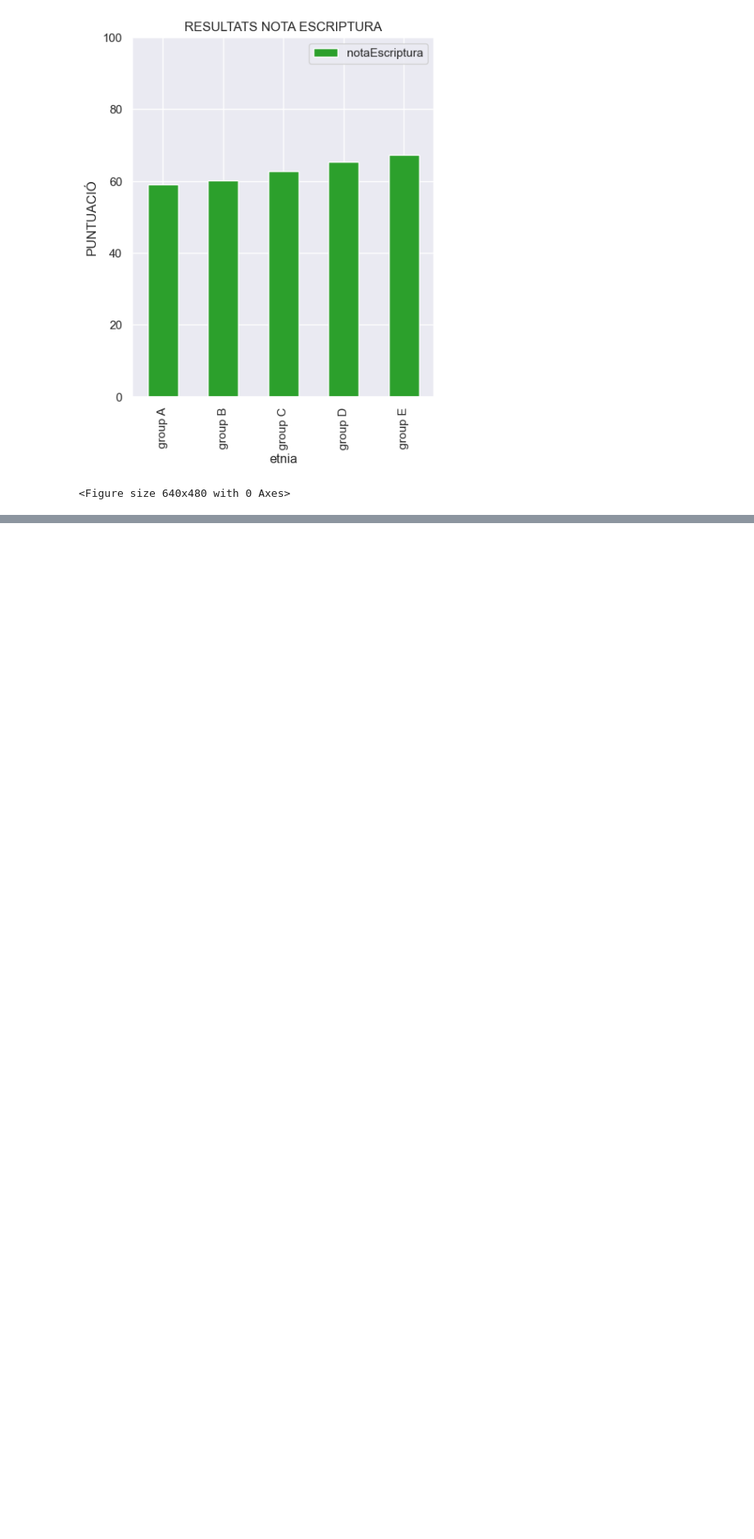
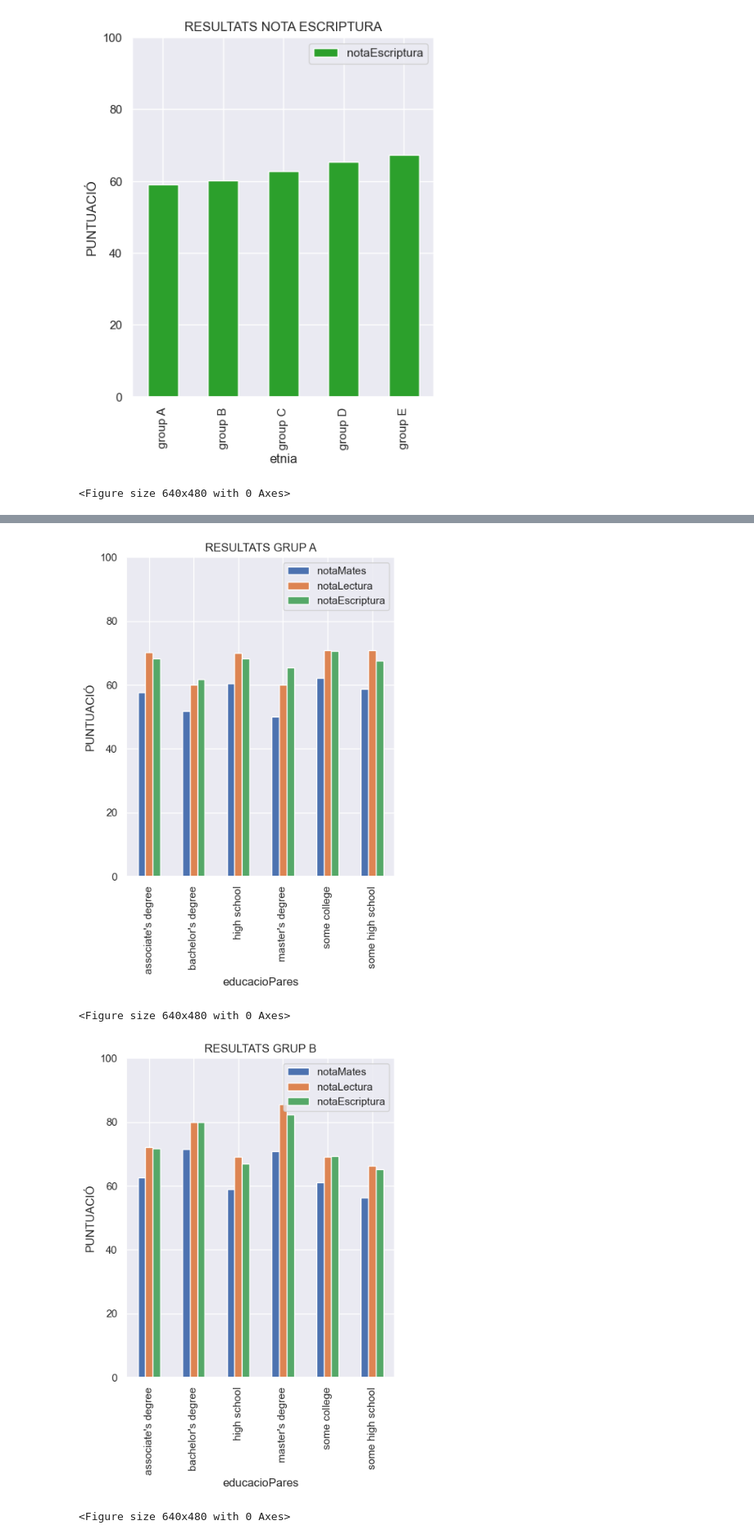
Before and after one commit to nicoguerin/bigdata, a Jupyter notebook: projecte_xavi_arechavala_nico_guerin.ipynb, the cells around one changed output, grey strips where cells are left out. Shown at 82% size. Drawn from its saved outputs; the diff is of its cells as text; code cells hidden in the pictures; blank space fills up the shorter version.

```diff
--- a/projecte_xavi_arechavala_nico_guerin.ipynb
+++ b/projecte_xavi_arechavala_nico_guerin.ipynb
@@ -153,0 +189,32 @@ plt.title('RESULTATS NOTA ESCRIPTURA'); plt.ylim([0, 100]); plt.figure();
+# %%
+# SISÈ ESTUDI: Volem analitzar si els estudis dels pares influeix en les notes dels exàmens de les dones.
+
+# Ens quedem amb els registres de les dones
+femaleStats = resultats[resultats['genere']=='female']
+
+# Filtrem els estudiants del Grup A i obtenim els resultats
+femaleStatsGroupA = femaleStats[femaleStats['etnia']=='group A'].groupby(["educacioPares"]).mean().round(2)
+femaleStatsGroupA.plot(kind="bar", figsize=(5, 6), ylabel="PUNTUACIÓ").legend(loc='upper right')
+plt.title('RESULTATS GRUP A'); plt.ylim([0, 100]); plt.figure();
+
+# Fem el mateix que amb els del Grup A, però aquest cop amb els altres grups
+femaleStatsGroupB = femaleStats[femaleStats['etnia']=='group B'].groupby(["educacioPares"]).mean().round(2)
+femaleStatsGroupB.plot(kind="bar", figsize=(5, 6), ylabel="PUNTUACIÓ").legend(loc='upper right')
+plt.title('RESULTATS GRUP B'); plt.ylim([0, 100]); plt.figure();
+
+femaleStatsGroupC = femaleStats[femaleStats['etnia']=='group C'].groupby(["educacioPares"]).mean().round(2)
+femaleStatsGroupC.plot(kind="bar", figsize=(5, 6), ylabel="PUNTUACIÓ").legend(loc='upper right')
+plt.title('RESULTATS GRUP C'); plt.ylim([0, 100]); plt.figure();
+
+femaleStatsGroupD = femaleStats[femaleStats['etnia']=='group D'].groupby(["educacioPares"]).mean().round(2)
+femaleStatsGroupD.plot(kind="bar", figsize=(5, 6), ylabel="PUNTUACIÓ").legend(loc='upper right')
+plt.title('RESULTATS GRUP D'); plt.ylim([0, 100]); plt.figure();
+
+femaleStatsGroupE = femaleStats[femaleStats['etnia']=='group E'].groupby(["educacioPares"]).mean().round(2)
+femaleStatsGroupE.plot(kind="bar", figsize=(5, 6), ylabel="PUNTUACIÓ").legend(loc='upper right')
+plt.title('RESULTATS GRUP E'); plt.ylim([0, 100]); plt.figure();
+# %% [output]
+[figure, added]
+<Figure size 640x480 with 0 Axes>
+[figure, added]
+<Figure size 640x480 with 0 Axes>
```
Also changed, not shown: parts of 5 cells of this notebook.
